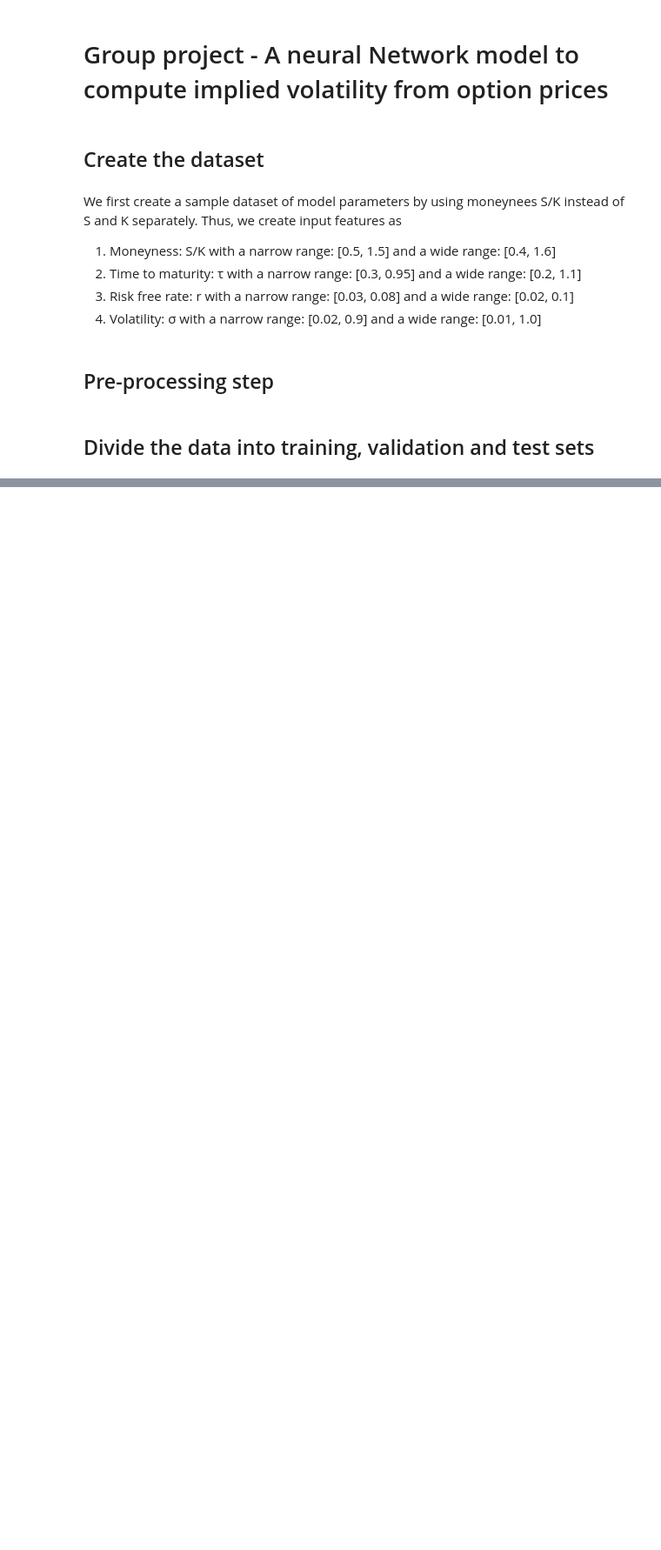
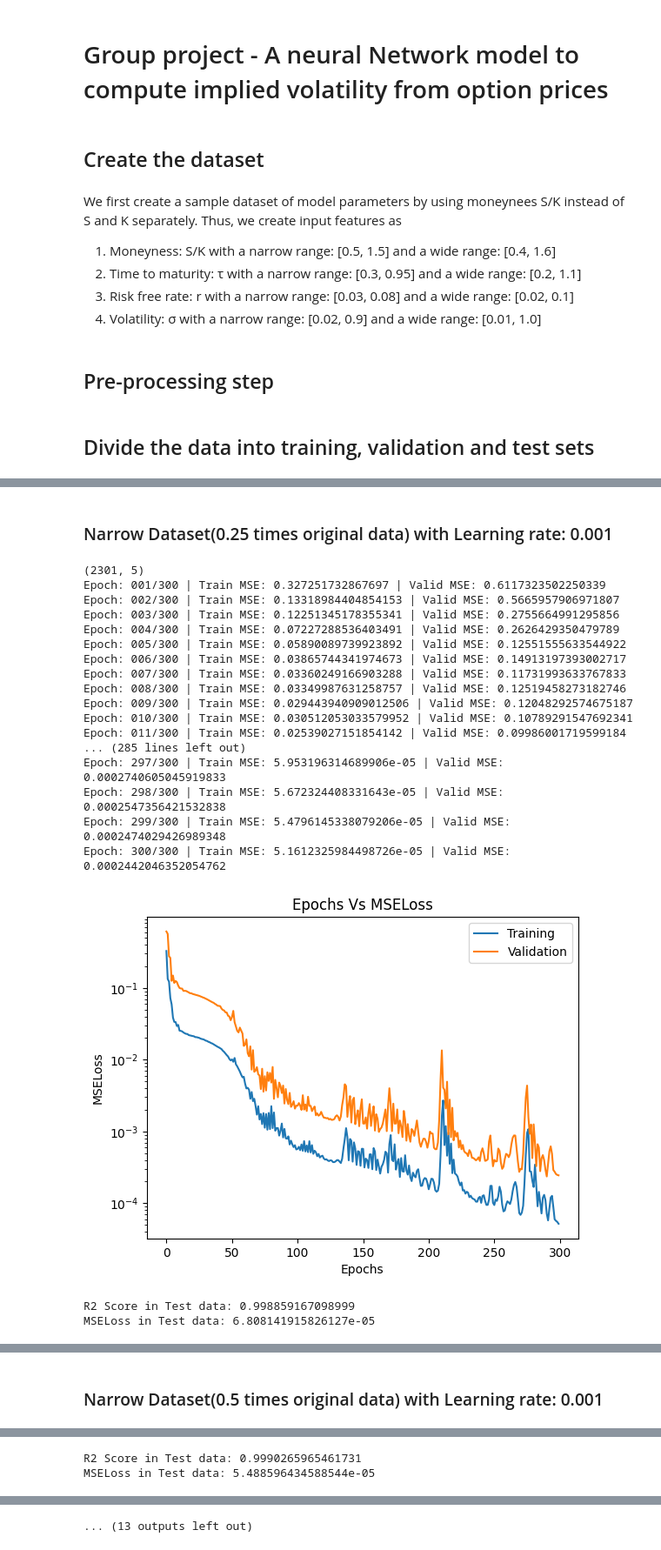
Before and after one commit to JynxC98/ML-Finance-Project-1, a Jupyter notebook: group17_ECON5130.ipynb, the cells around one changed output, grey strips where cells are left out. Shown at 87% size. Saved outputs shown, nothing was run; the diff lists cells and outputs as text; code cells hidden in the pictures; blank space fills up the shorter version.

```diff
--- a/group17_ECON5130.ipynb
+++ b/group17_ECON5130.ipynb
@@ -32,7 +33,7 @@ def black_scholes_price(data):
         *norm.cdf(d2)
 # %%
 lhs = qmc.LatinHypercube(d=4, seed=1)
-sample = lhs.random(n=1000000)
+sample = lhs.random(n=10000)
 n_l_bounds = [0.5, 0.3, 0.03, 0.02]
 n_u_bounds = [1.5, 0.95, 0.08, 0.9]
 w_l_bounds = [0.4, 0.2, 0.02, 0.01]
@@ -71,0 +153,57 @@ def split_data(data, scale):
+# %%
+class ImpliedVolatilityModel(ImpliedVolatilityModel):
+    def test(self, X_test, y_test):
+        r2_cal = R2Score()
+        with torch.no_grad():
+            pred = self.model(X_test).squeeze(1).cpu()
+            y_test = y_test.cpu()
+            loss = self.loss_fn(pred, y_test)
+            mse_loss = loss.item()
+            r2 = (r2_cal(pred, y_test).detach().item())
+        print(f"R2 Score in Test data: {r2}")
+        print(f"MSELoss in Test data: {mse_loss}")
+
+        plt.scatter(y_test, pred, color='blue', marker='o',
+                    s=50, label='Predicted', alpha=1)
+        plt.scatter(y_test, y_test, color='red', marker='s',
+                    label='True', alpha=0.01)
+        plt.xlabel('True Values')
+        plt.ylabel('Predicted Values')
+        plt.title('Scatter Plot of True and Predicted Values')
+        plt.legend()
+        plt.show()
+# %%
+scales = [0.25, 0.5, 1, 2, 4]
+# %%
+for scale in scales:
+    display(Markdown(f"### Narrow Dataset({scale} times original data) "
+                     f"with Learning rate: 0.001"))
+    X_train, y_train, X_valid, y_valid, X_test, y_test = \
+        split_and_scale_data(narrow_data, scale)
+    n_bs = ImpliedVolatilityModel(X_train, y_train, X_valid,
+                             y_valid, 0.001)
+    train_loss, valid_loss = n_bs.train(num_epochs=300)
+    n_bs.plot_train_valid_mse(train_loss, valid_loss)
+    n_bs.test(X_test, y_test)
+# %% [output]
+### Narrow Dataset(0.25 times original data) with Learning rate: 0.001
+(2301, 5)
+Epoch: 001/300 | Train MSE: 0.327251732867697 | Valid MSE: 0.6117323502250339
+Epoch: 002/300 | Train MSE: 0.13318984404854153 | Valid MSE: 0.5665957906971807
+Epoch: 003/300 | Train MSE: 0.12251345178355341 | Valid MSE: 0.2755664991295856
+Epoch: 004/300 | Train MSE: 0.07227288536403491 | Valid MSE: 0.2626429350479789
+Epoch: 005/300 | Train MSE: 0.05890089739923892 | Valid MSE: 0.12551555633544922
+Epoch: 006/300 | Train MSE: 0.03865744341974673 | Valid MSE: 0.14913197393002717
+Epoch: 007/300 | Train MSE: 0.03360249166903288 | Valid MSE: 0.11731993633767833
+Epoch: 008/300 | Train MSE: 0.03349987631258757 | Valid MSE: 0.12519458273182746
+Epoch: 009/300 | Train MSE: 0.029443940909012506 | Valid MSE: 0.12048292574675187
+Epoch: 010/300 | Train MSE: 0.030512053033579952 | Valid MSE: 0.10789291547692341
+Epoch: 011/300 | Train MSE: 0.02539027151854142 | Valid MSE: 0.09986001719599184
+... (285 lines left out)
+Epoch: 297/300 | Train MSE: 5.953196314689906e-05 | Valid MSE: 0.0002740605045919833
+Epoch: 298/300 | Train MSE: 5.672324408331643e-05 | Valid MSE: 0.0002547356421532838
+Epoch: 299/300 | Train MSE: 5.4796145338079206e-05 | Valid MSE: 0.0002474029426989348
+Epoch: 300/300 | Train MSE: 5.1612325984498726e-05 | Valid MSE: 0.0002442046352054762
+[figure, added]
+R2 Score in Test data: 0.998859167098999
+MSELoss in Test data: 6.808141915826127e-05
@@ -71,0 +211 @@ def split_data(data, scale):
+### Narrow Dataset(0.5 times original data) with Learning rate: 0.001
@@ -71,0 +230,2 @@ def split_data(data, scale):
+R2 Score in Test data: 0.9990265965461731
+MSELoss in Test data: 5.488596434588544e-05
@@ -71,0 +251 @@ def split_data(data, scale):
+... (13 outputs left out)
```
Also changed, not shown: parts of 11 cells of this notebook.
